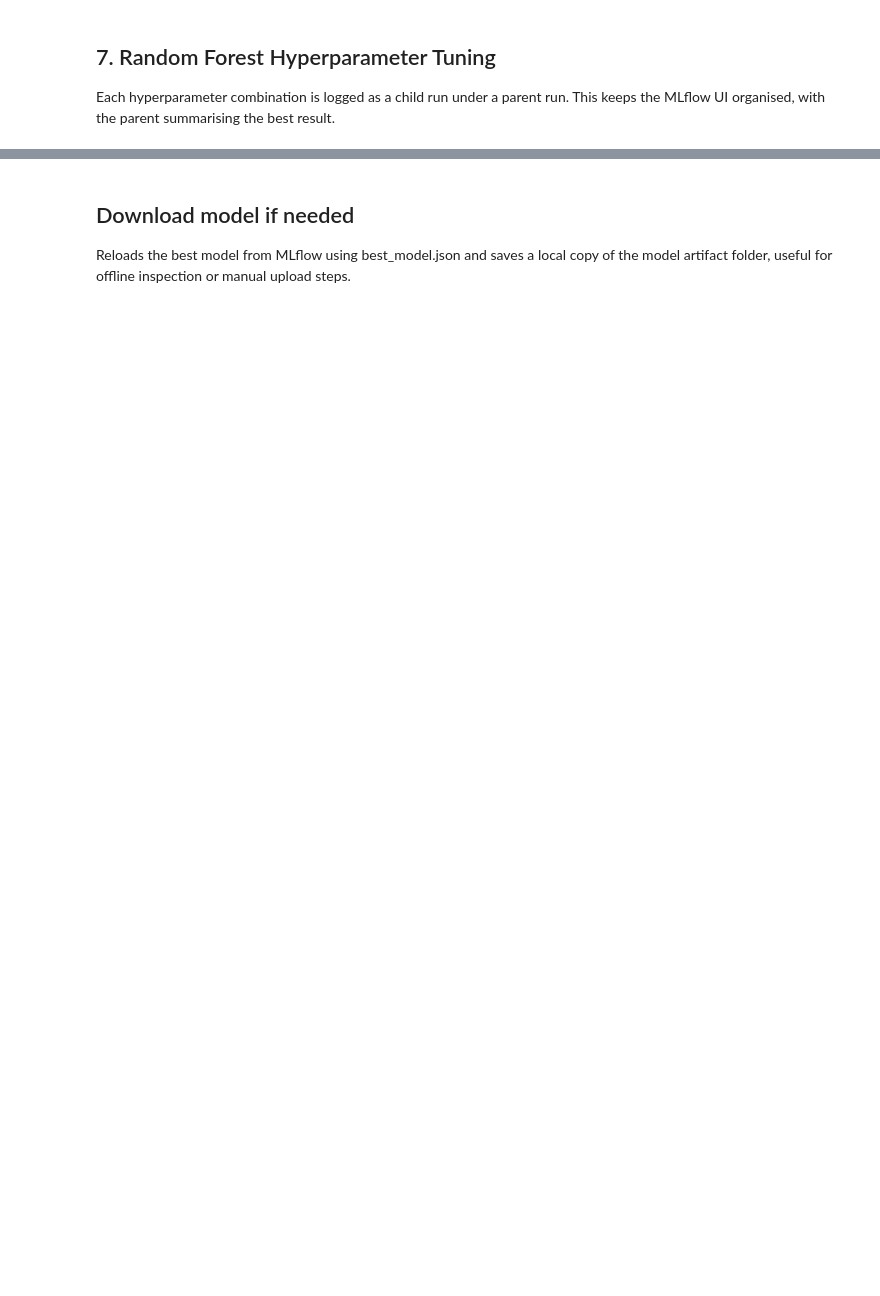
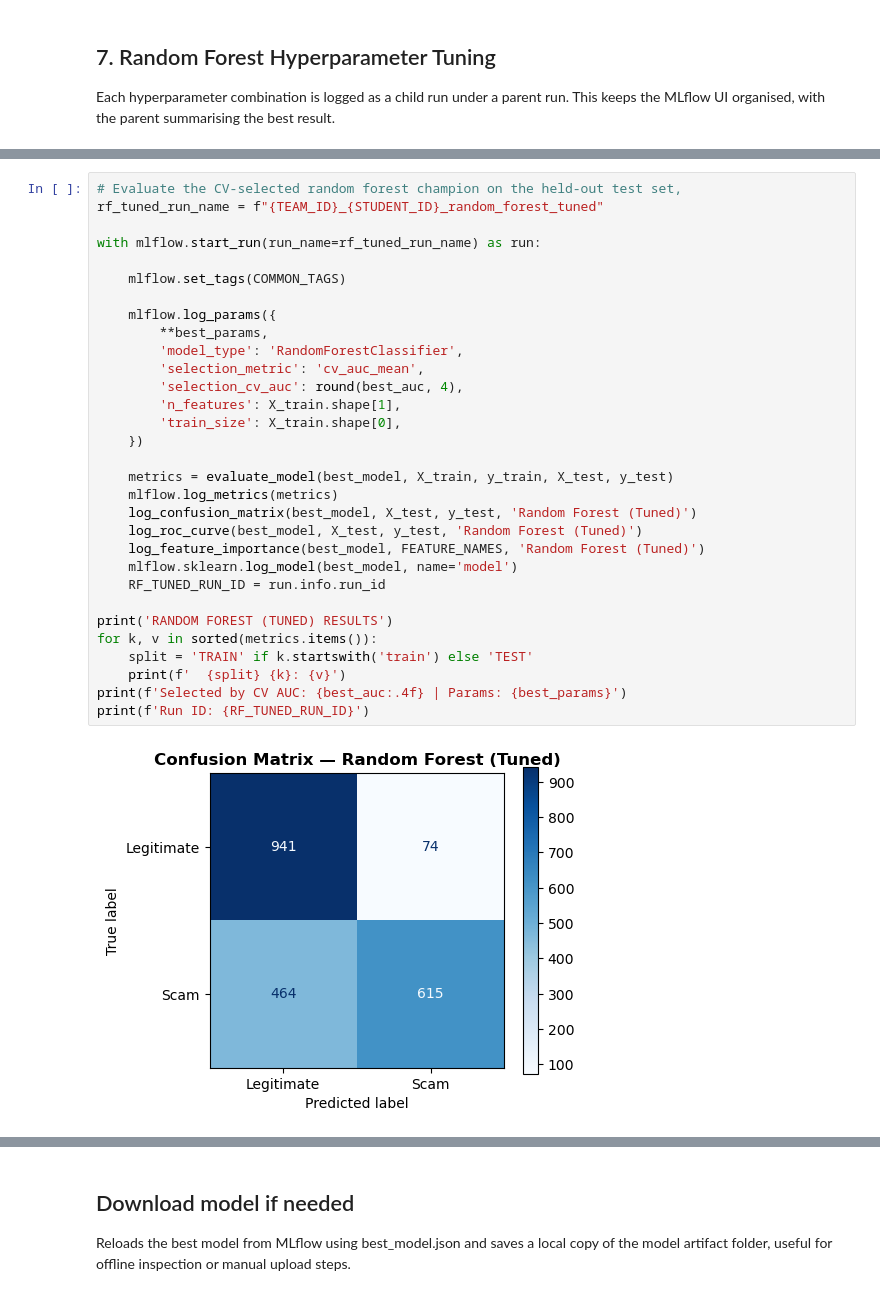
Before and after one commit to evaonghuilin-hub/CryptoScam-AI, a Jupyter notebook: notebooks/02_baseline_experiments_sagemaker_mlflow_app_with_team03.ipynb, the cells around one changed output, grey strips where cells are left out. Drawn from its saved outputs; the diff is of its cells as text; blank space fills up the shorter version.

```diff
--- a/notebooks/02_baseline_experiments_sagemaker_mlflow_app_with_team03.ipynb
+++ b/notebooks/02_baseline_experiments_sagemaker_mlflow_app_with_team03.ipynb
@@ -604,0 +658,33 @@ Best params: {'n_estimators': 200, 'max_depth': 8, 'min_samples_leaf': 2, 'class
+# %%
+# Evaluate the CV-selected random forest champion on the held-out test set,
+rf_tuned_run_name = f"{TEAM_ID}_{STUDENT_ID}_random_forest_tuned"
+
+with mlflow.start_run(run_name=rf_tuned_run_name) as run:
+
+    mlflow.set_tags(COMMON_TAGS)
+
+    mlflow.log_params({
+        **best_params,
+        'model_type': 'RandomForestClassifier',
+        'selection_metric': 'cv_auc_mean',
+        'selection_cv_auc': round(best_auc, 4),
+        'n_features': X_train.shape[1],
+        'train_size': X_train.shape[0],
+    })
+
+    metrics = evaluate_model(best_model, X_train, y_train, X_test, y_test)
+    mlflow.log_metrics(metrics)
+    log_confusion_matrix(best_model, X_test, y_test, 'Random Forest (Tuned)')
+    log_roc_curve(best_model, X_test, y_test, 'Random Forest (Tuned)')
+    log_feature_importance(best_model, FEATURE_NAMES, 'Random Forest (Tuned)')
+    mlflow.sklearn.log_model(best_model, name='model')
+    RF_TUNED_RUN_ID = run.info.run_id
+
+print('RANDOM FOREST (TUNED) RESULTS')
+for k, v in sorted(metrics.items()):
+    split = 'TRAIN' if k.startswith('train') else 'TEST'
+    print(f'  {split} {k}: {v}')
+print(f'Selected by CV AUC: {best_auc:.4f} | Params: {best_params}')
+print(f'Run ID: {RF_TUNED_RUN_ID}')
+# %% [output]
+[figure, added]
```
Also changed, not shown: parts of 29 cells of this notebook, 5 other files.
